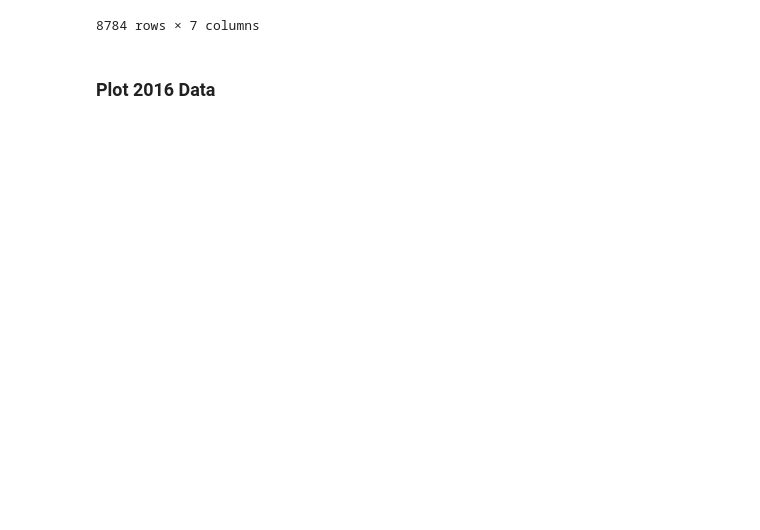
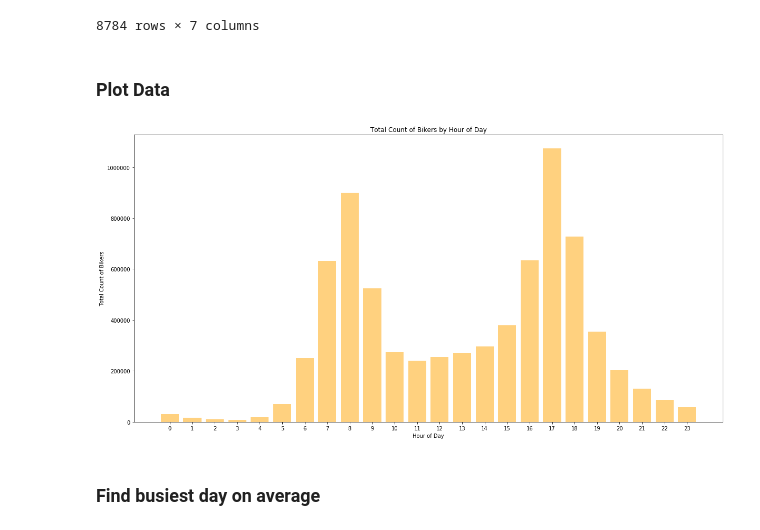
Before and after one commit to uwseds-sp20/homework-1-manipulating-data-lheintz, a Jupyter notebook: project/analysis/bicycle_analysis.ipynb, the cells around one changed output. Cells and saved outputs as stored; diff of their text form; code cells hidden in the pictures; blank space fills up the shorter version.

```diff
--- a/project/analysis/bicycle_analysis.ipynb
+++ b/project/analysis/bicycle_analysis.ipynb
@@ -81,4 +82,4 @@ bikeData16
 | 37223 | 2016-12-31 23:00:00 | 8.0 | 4.0 | 4.0 | 8.0 | 2016 | ... |
 8784 rows × 7 columns
 # %% [markdown]
-### Plot 2016 Data
+### Plot Data
@@ -104,0 +86,23 @@ plt.show()
+# %%
+count_by_hour = bikeData.groupby(['Hour']).sum()['Total East West']
+# %%
+# set up axis and fig size
+fig, ax = plt.subplots(figsize=(20, 10))
+
+# Set up x and y axis data
+y_pos = np.arange(len(count_by_hour))
+total_counts = count_by_hour.values
+
+# Plot
+plt.bar(y_pos, total_counts, align='center', alpha = .5, color = 'orange')
+
+# Format
+plt.xticks(y_pos)
+plt.ylabel('Total Count of Bikers')
+plt.xlabel('Hour of Day')
+plt.title('Total Count of Bikers by Hour of Day')
+plt.show()
+# %% [output]
+[figure, added]
+# %% [markdown]
+### Find busiest day on average
```
Also changed, not shown: parts of 5 cells of this notebook.
